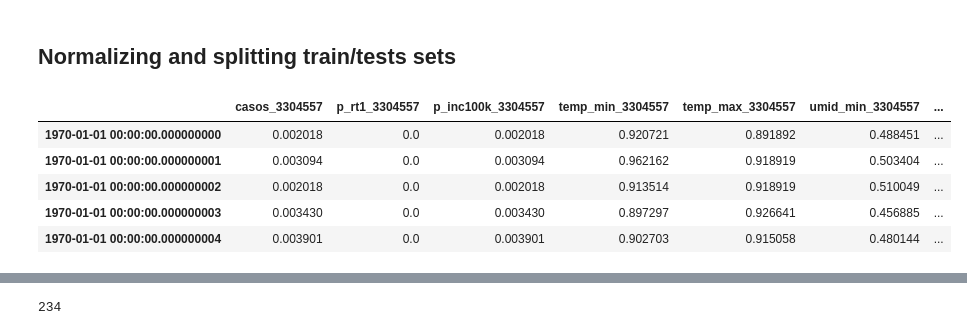
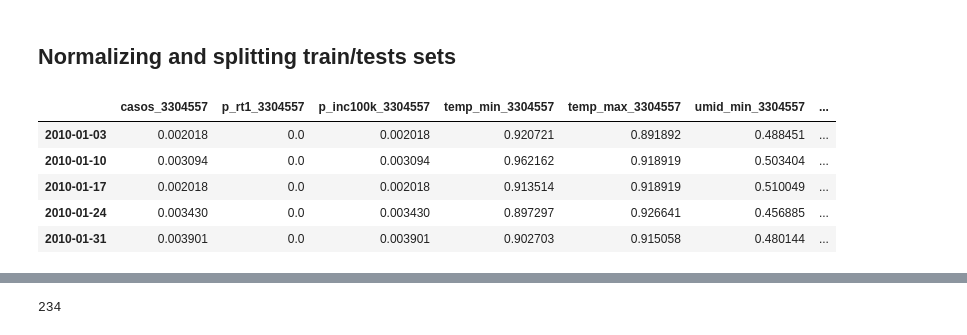
Before and after one commit to linneuholanda/InfoDenguePredict, a Jupyter notebook: Notebooks/Running LSTM models.ipynb, the cells around one changed output, grey strips where cells are left out. Drawn from its saved outputs; the diff is of its cells as text; code cells hidden in the pictures.

```diff
--- a/Notebooks/Running LSTM models.ipynb
+++ b/Notebooks/Running LSTM models.ipynb
@@ -123,14 +91,16 @@ data.plot()
 # %%
 ### Normalizing data
 min_values = np.min(data,axis=0)
 max_values = np.max(data,axis=0)
 data, _ = normalize_data(data)
-data.index=pd.to_datetime(data.index)
+#print("data.index: ", data.index)
+#timestamps = pd.to_datetime(data.index)
+#data.index=timestamps
 data.head()
 # %% [output]
 |  | casos_3304557 | p_rt1_3304557 | p_inc100k_3304557 | temp_min_3304557 | temp_max_3304557 | umid_min_3304557 | ... |
-| 1970-01-01 00:00:00.000000000 | 0.002018 | 0.0 | 0.002018 | 0.920721 | 0.891892 | 0.488451 | ... |
-| 1970-01-01 00:00:00.000000001 | 0.003094 | 0.0 | 0.003094 | 0.962162 | 0.918919 | 0.503404 | ... |
-| 1970-01-01 00:00:00.000000002 | 0.002018 | 0.0 | 0.002018 | 0.913514 | 0.918919 | 0.510049 | ... |
-| 1970-01-01 00:00:00.000000003 | 0.003430 | 0.0 | 0.003430 | 0.897297 | 0.926641 | 0.456885 | ... |
-| 1970-01-01 00:00:00.000000004 | 0.003901 | 0.0 | 0.003901 | 0.902703 | 0.915058 | 0.480144 | ... |
+| 2010-01-03 | 0.002018 | 0.0 | 0.002018 | 0.920721 | 0.891892 | 0.488451 | ... |
+| 2010-01-10 | 0.003094 | 0.0 | 0.003094 | 0.962162 | 0.918919 | 0.503404 | ... |
+| 2010-01-17 | 0.002018 | 0.0 | 0.002018 | 0.913514 | 0.918919 | 0.510049 | ... |
+| 2010-01-24 | 0.003430 | 0.0 | 0.003430 | 0.897297 | 0.926641 | 0.456885 | ... |
+| 2010-01-31 | 0.003901 | 0.0 | 0.003901 | 0.902703 | 0.915058 | 0.480144 | ... |
```
Also changed, not shown: parts of 62 cells of this notebook, 10 other files.
